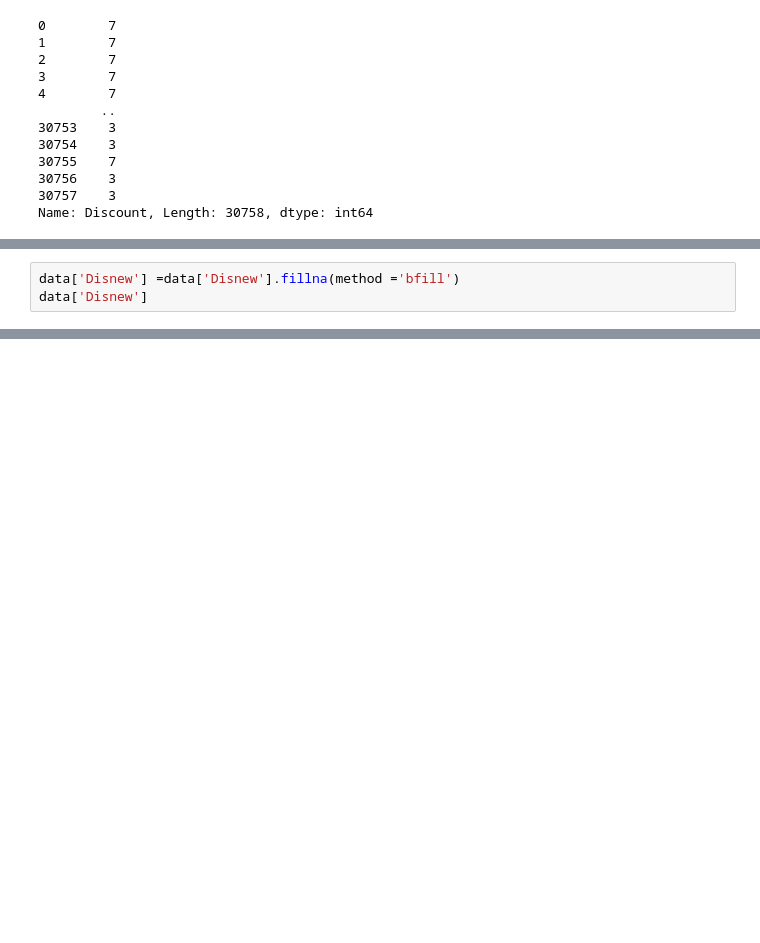
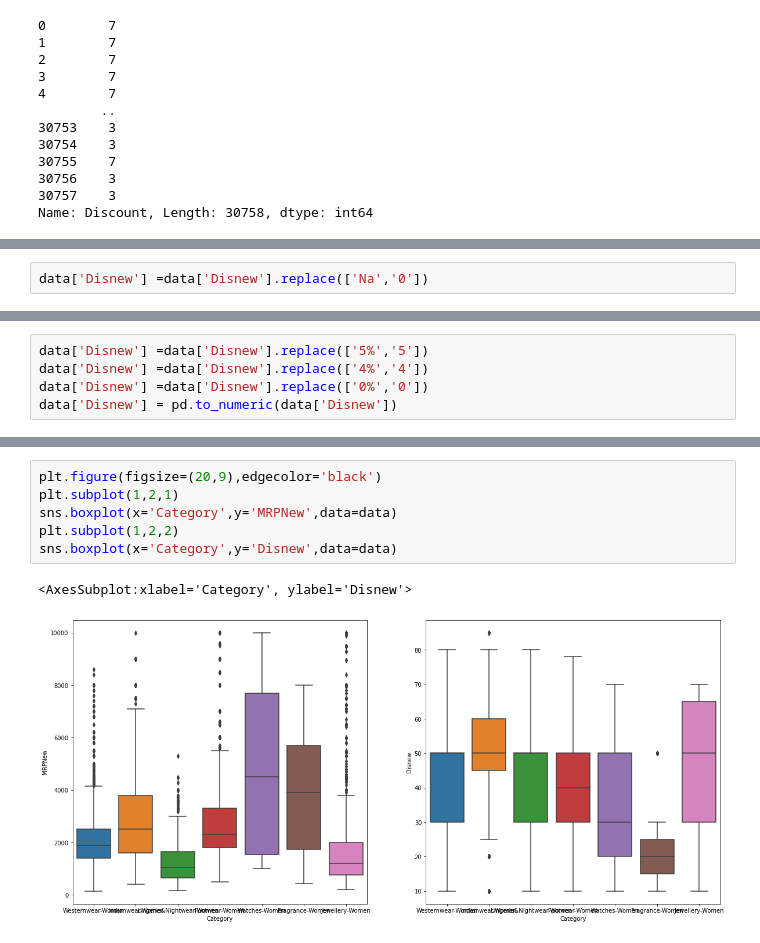
Before and after one commit to Toshashusingh/Datavisualization, a Jupyter notebook: e-commerce-dataset-with-30k-products.ipynb, the cells around one changed output, grey strips where cells are left out. Drawn from its saved outputs; the diff is of its cells as text; blank space fills up the shorter version.

```diff
--- a/e-commerce-dataset-with-30k-products.ipynb
+++ b/e-commerce-dataset-with-30k-products.ipynb
@@ -210,3 +226,2 @@ data['Disnew'].isnull().sum()
 # %%
-data['Disnew'] =data['Disnew'].fillna(method ='bfill')
-data['Disnew']
+data['Disnew'] =data['Disnew'].replace(['Na','0'])
@@ -229,0 +243,5 @@ ValueError: Unable to parse string "Na" at position 22
+# %%
+data['Disnew'] =data['Disnew'].replace(['5%','5'])
+data['Disnew'] =data['Disnew'].replace(['4%','4'])
+data['Disnew'] =data['Disnew'].replace(['0%','0'])
+data['Disnew'] = pd.to_numeric(data['Disnew'])
@@ -229,0 +310,9 @@ ValueError: Unable to parse string "Na" at position 22
+# %%
+plt.figure(figsize=(20,9),edgecolor='black')
+plt.subplot(1,2,1)
+sns.boxplot(x='Category',y='MRPNew',data=data)
+plt.subplot(1,2,2)
+sns.boxplot(x='Category',y='Disnew',data=data)
+# %% [output]
+<AxesSubplot:xlabel='Category', ylabel='Disnew'>
+[figure, added]
```
Also changed, not shown: parts of 11 cells of this notebook.
